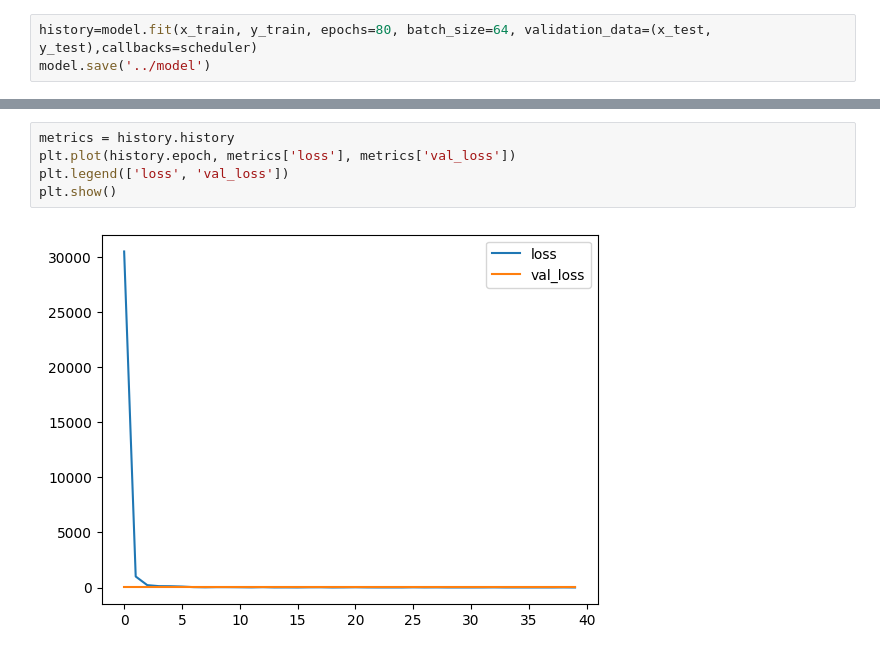
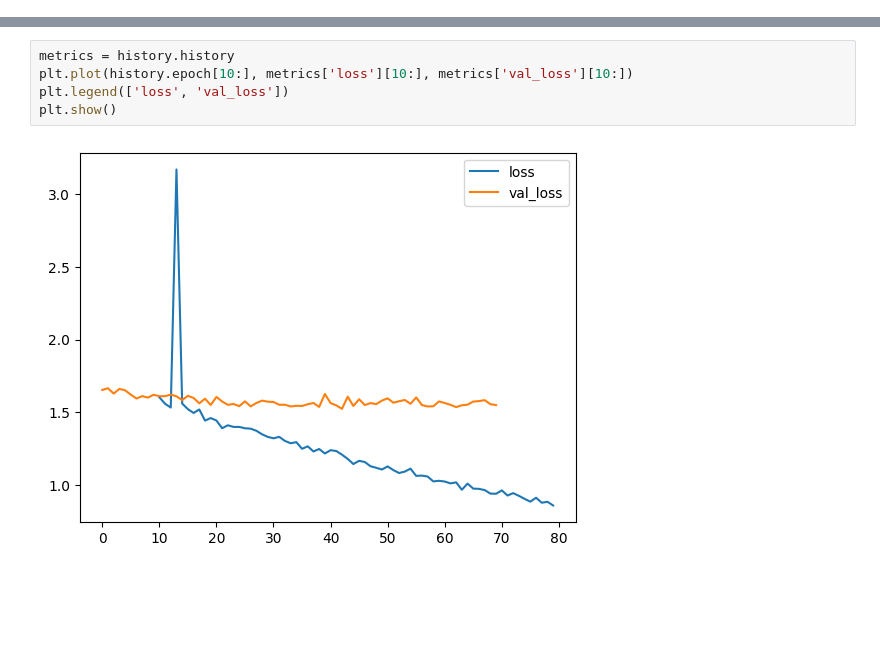
Before and after one commit to KulsonKula/Speech-emotion-recognition, a Jupyter notebook: src/model_creation.IPYNB, the cells around one changed output, grey strips where cells are left out. Saved outputs shown, nothing was run; the diff lists cells and outputs as text; blank space fills up the shorter version.

```diff
--- a/src/model_creation.IPYNB
+++ b/src/model_creation.IPYNB
@@ -74,3 +84,0 @@ model.compile(
-# %%
-history=model.fit(x_train, y_train, epochs=80, batch_size=64, validation_data=(x_test, y_test),callbacks=scheduler)
-model.save('../model')
@@ -96,10 +85,10 @@ INFO:tensorflow:Assets written to: ../model\assets
 # %%
 metrics = history.history
-plt.plot(history.epoch, metrics['loss'], metrics['val_loss'])
+plt.plot(history.epoch[10:], metrics['loss'][10:], metrics['val_loss'][10:])
 plt.legend(['loss', 'val_loss'])
 plt.show()
 # %% [output]
-[figure, old version]
+[figure, new version]
 # %%
 commands=["neutral", "calm", "happy", "sad", "angry", "fearful", "disgust", "surprised"]
 
```
Also changed, not shown: parts of 7 cells of this notebook, 9 other files.
